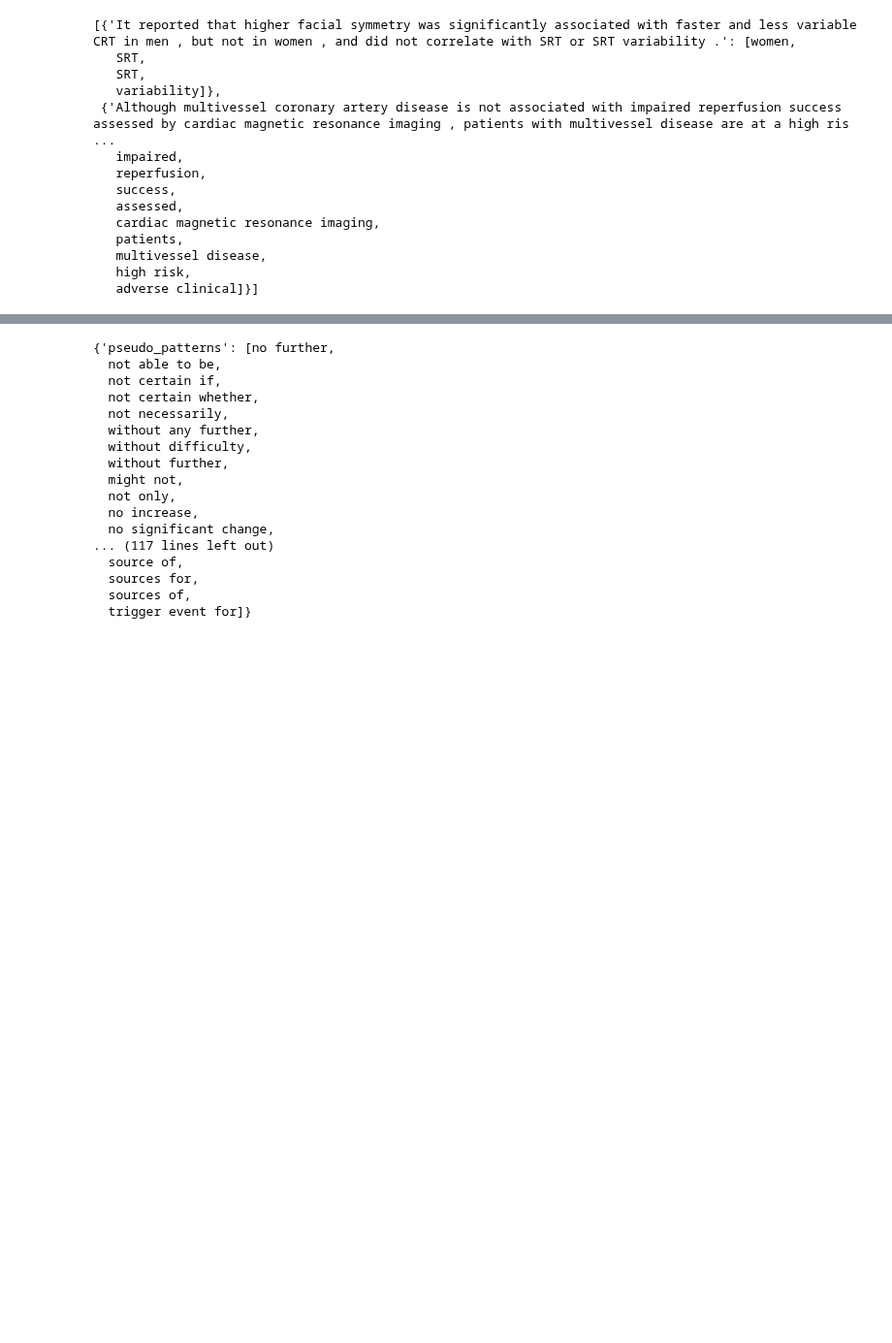
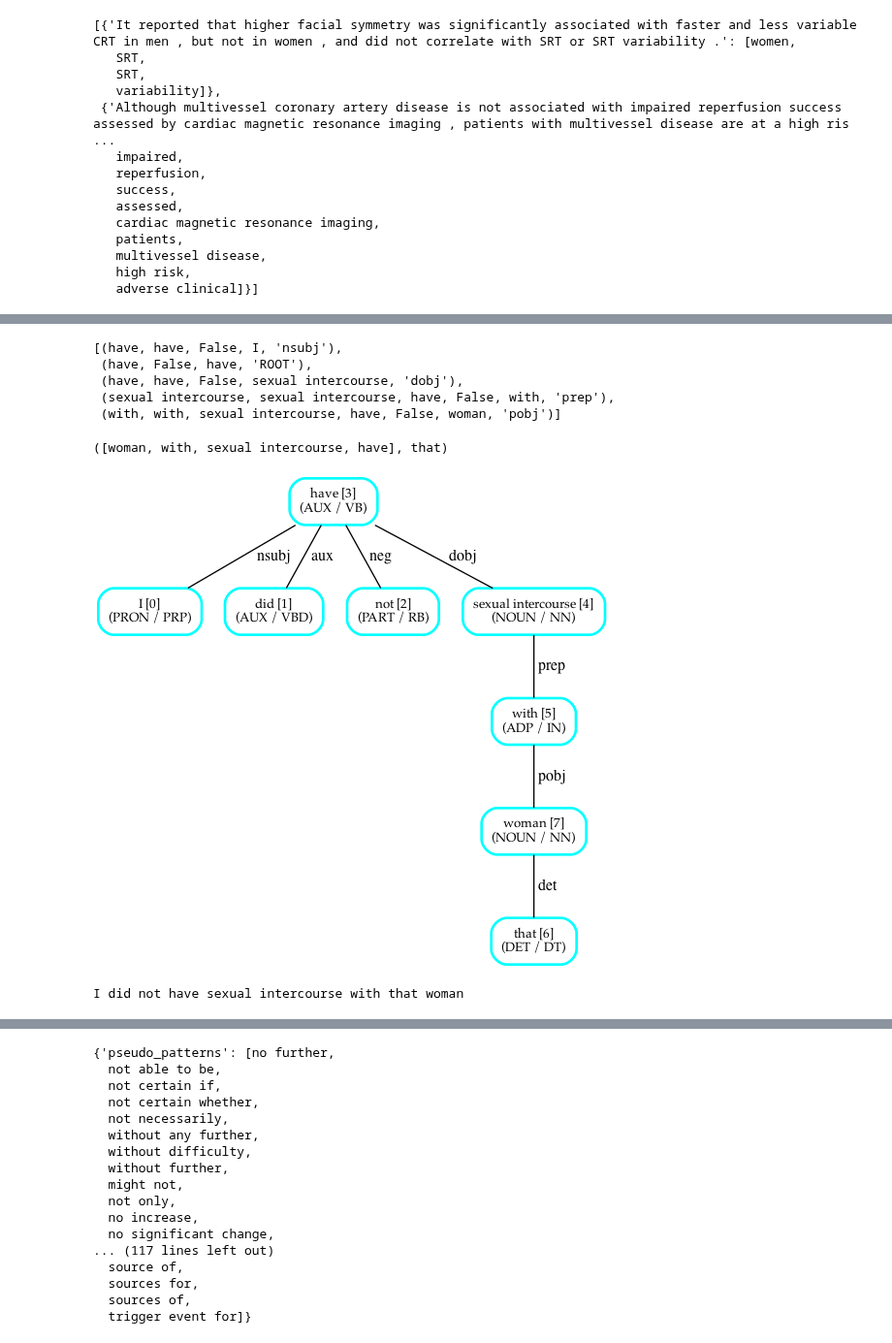
Before and after one commit to raxosiris/scify, a Jupyter notebook: nbs/sentence_filter.ipynb, the cells around one changed output, grey strips where cells are left out. Shown at 97% size. Saved outputs shown, nothing was run; the diff lists cells and outputs as text; code cells hidden in the pictures; blank space fills up the shorter version.

```diff
--- a/nbs/sentence_filter.ipynb
+++ b/nbs/sentence_filter.ipynb
@@ -15,11 +23,6 @@ from extractacy.extract import ValueExtractor
 # %%
-from scify.nlp import *
 
-from scify.consts import labels
-
-
-nlp = load_sci_pipe()
-negex = Negex(nlp)
+negex = Negex(nlp, language="en_clinical_sensitive")
 nlp.add_pipe(negex, last=True) #works on an per entity basis. If causal phrases become entities?
 # %%
 Doc.set_extension('my_ents', default=None)
@@ -104,0 +107,20 @@ negex_docs[:3], len(negex_docs), len(cause_docs)
+# %%
+[(tok.head, * tok.ancestors, tok.is_ancestor(tok), tok, tok.dep_) for tok in get_sdp_path(doc, 0, 7)]
+# %% [output]
+[(have, have, False, I, 'nsubj'),
+ (have, False, have, 'ROOT'),
+ (have, have, False, sexual intercourse, 'dobj'),
+ (sexual intercourse, sexual intercourse, have, False, with, 'prep'),
+ (with, with, sexual intercourse, have, False, woman, 'pobj')]
+# %%
+get_sdp_path
+# %% [output]
+([woman, with, sexual intercourse, have], that)
+# %%
+tree_vis(doc)
+# %% [output]
+[figure, added]
+# %%
+[*doc.sents][0]
+# %% [output]
+I did not have sexual intercourse with that woman
```
Also changed, not shown: parts of 12 cells of this notebook, 5 other files.
